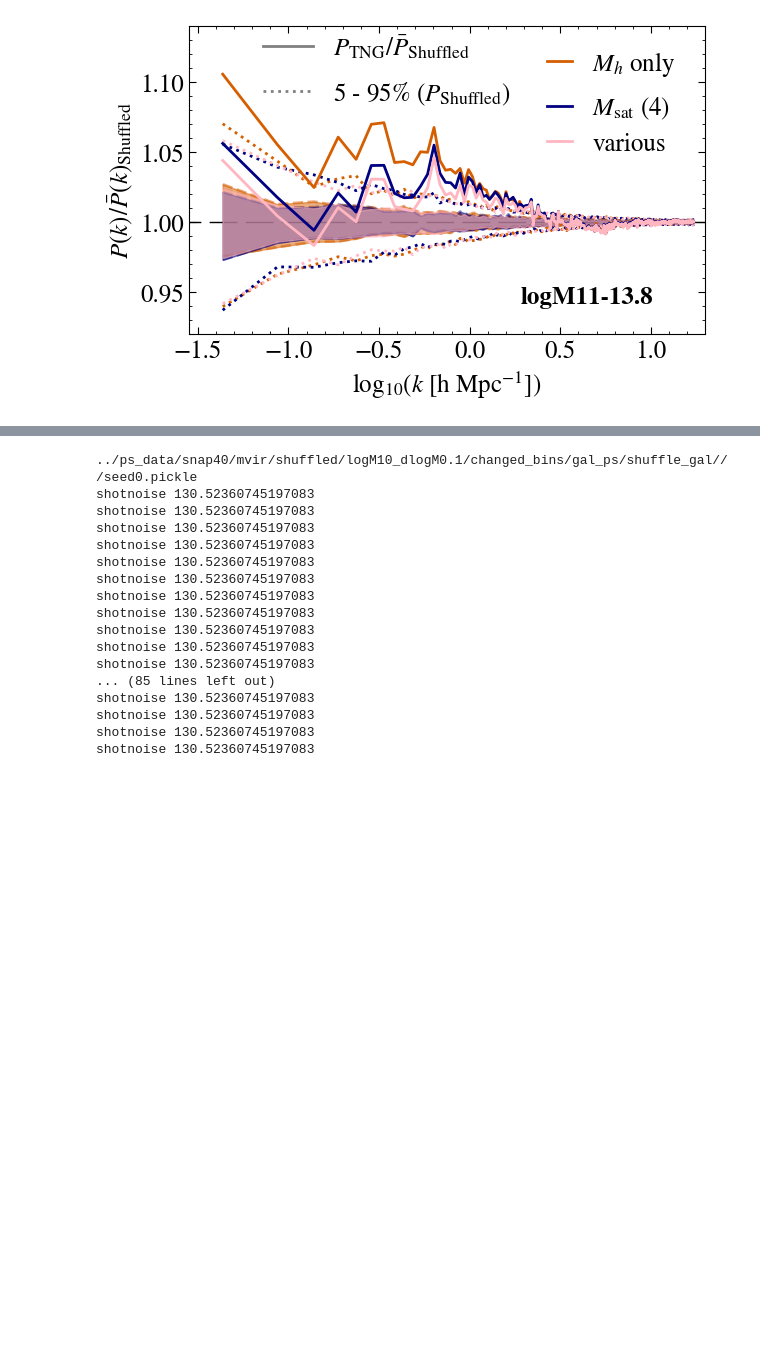
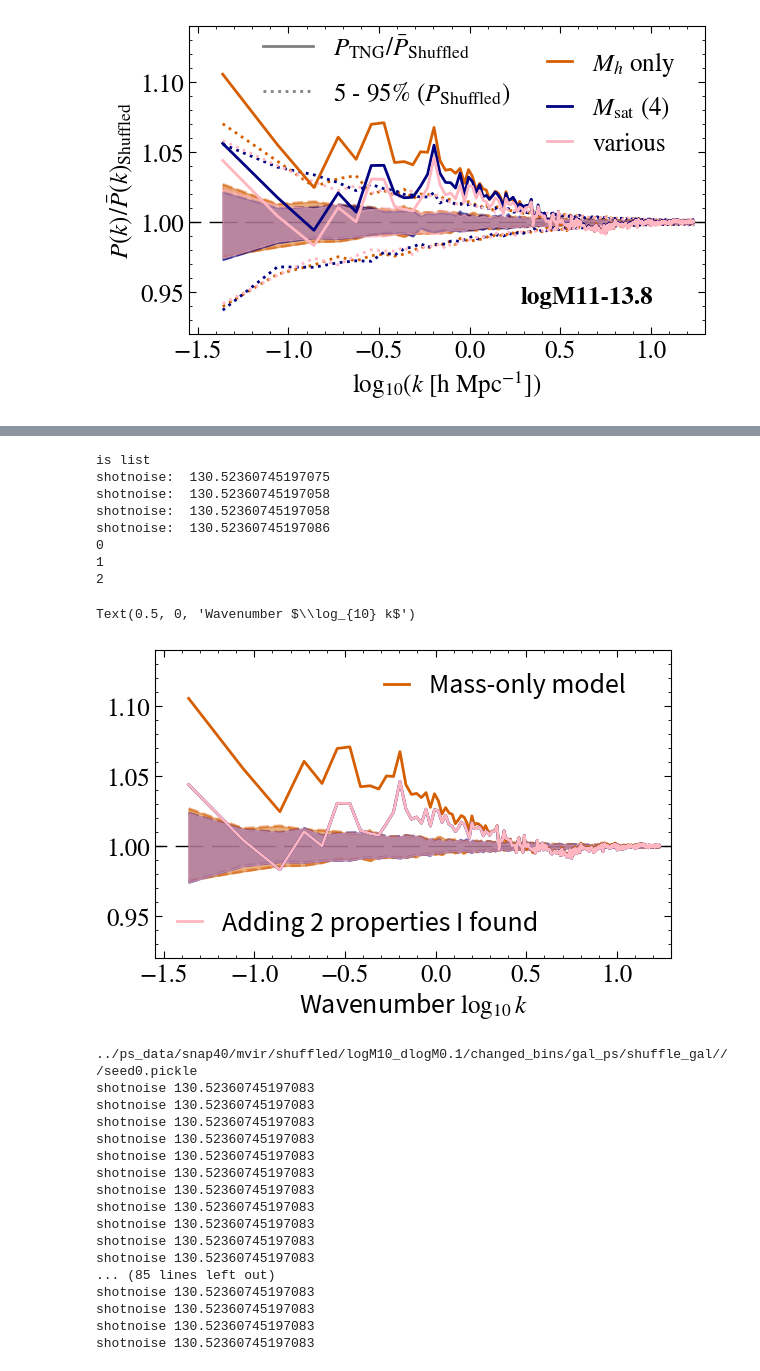
Before and after one commit to ruilan-zh/paper1, a Jupyter notebook: secondary_bias_figures/intensity_ps_property2.ipynb, the cells around one changed output, grey strips where cells are left out. Cells and saved outputs as stored; diff of their text form; code cells hidden in the pictures; blank space fills up the shorter version.

```diff
--- a/secondary_bias_figures/intensity_ps_property2.ipynb
+++ b/secondary_bias_figures/intensity_ps_property2.ipynb
@@ -609,3 +696,53 @@ shotnoise:  130.52360745197086
+# %%
+import matplotlib.font_manager as fm
+
+jp_font_path = '/cosma/home/dp004/dc-zhan5/NotoSansCJKjp-Regular.otf'
+jp_prop = fm.FontProperties(fname=jp_font_path)
+
+color_leg = ps.residual_plot([Pk_gal10], mean_of_seeds_lists=[Pk_shuffled_list, Pk_shuffled_list2, Pk_shuffled_list2], percentiles=[25], labels=[f"", f"4 percentiles", f"100 percentiles", "Shuffled quartiles"], ratio_ylabel_list=["Shuffled",""], return_color_leg=True, tng_shuffle_type="property")#, bbox_to_anchor_color = (0,0.8))
+#plt.ylim(0.97,1.06)
+ax = plt.gca()
+
+
+solid_line = Line2D([],[],color="grey", linestyle="solid")
+# leg = ax.legend(handles=[solid_line], labels=[r"$P_{\rm TNG}/\bar{P}_{\rm Shuffled}$"], loc='upper left', bbox_to_anchor=(0.1, 1.05))
+# ax.add_artist(leg)
+dot_line = Line2D([],[],color="grey", linestyle="dotted")
+# leg = ax.legend(handles=[dot_line], labels=[r"5 - 95% $(P_{\rm Shuffled})$"], loc='upper left', bbox_to_anchor=(0.1, 0.9))
+# ax.add_artist(leg)
+leg1 = ax.legend(handles=color_leg, labels=[r"Mass-only model"], loc='upper left', bbox_to_anchor=(0.4, 1), handlelength=1)
+ax.add_artist(leg1)
+
+
+#ax.annotate(r"$\rm \widetilde{V}_{max}$", (0.65,0.73), xycoords="figure fraction")
+# leg = ax.legend(handles=color_leg[1:2], labels=[rf"$M_{{\rm sat}}$ (4)"], loc='upper left', bbox_to_anchor=(0.65, 0.85), handlelength=1)
+# ax.add_artist(leg)
+leg2 = ax.legend(handles=color_leg[2:], labels=[rf"Adding 2 properties I found"], loc='lower left', bbox_to_anchor=(0, 0), handlelength=1)
+ax.add_artist(leg2)
+
+for leg in [leg1, leg2]:
+    plt.setp(leg.get_title(), fontproperties=jp_prop) # Sets the title font
+    for text in leg.get_texts():
+        plt.setp(text, fontproperties=jp_prop)        # Sets the label fonts
+
+#ax.annotate(f"logM11-13.8", (0.9,0.1), xycoords="axes fraction", ha="right", weight="bold")
+
+plt.ylim(0.92,1.14)
+plt.legend()
+ax.set_ylabel("", fontproperties=jp_prop, labelpad=2)
+
+ax.set_xlabel("Wavenumber $\log_{10} k$", fontproperties=jp_prop, labelpad=2)
+# %% [output]
+is list
+shotnoise:  130.52360745197075
+shotnoise:  130.52360745197058
+shotnoise:  130.52360745197058
+shotnoise:  130.52360745197086
+0
+1
+2
+Text(0.5, 0, 'Wavenumber $\\log_{10} k$')
+[figure, added]
 # %%
 Pk_shuffled_list = create_shuffled_list0("", ["gal"])
 # %% [output]
```
Also changed, not shown: parts of 5 cells of this notebook, 9 other files.
